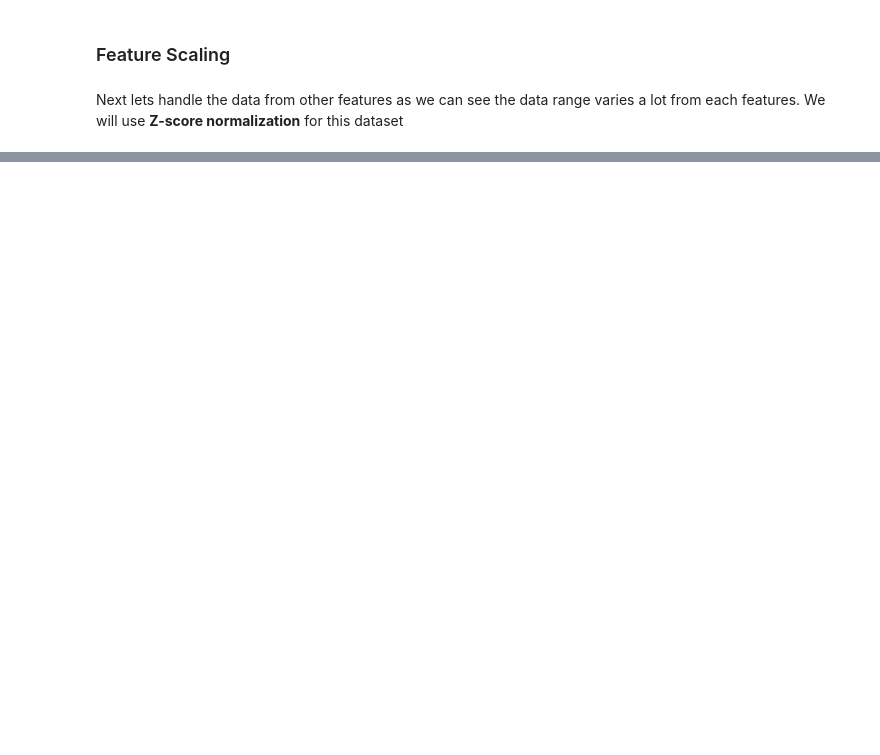
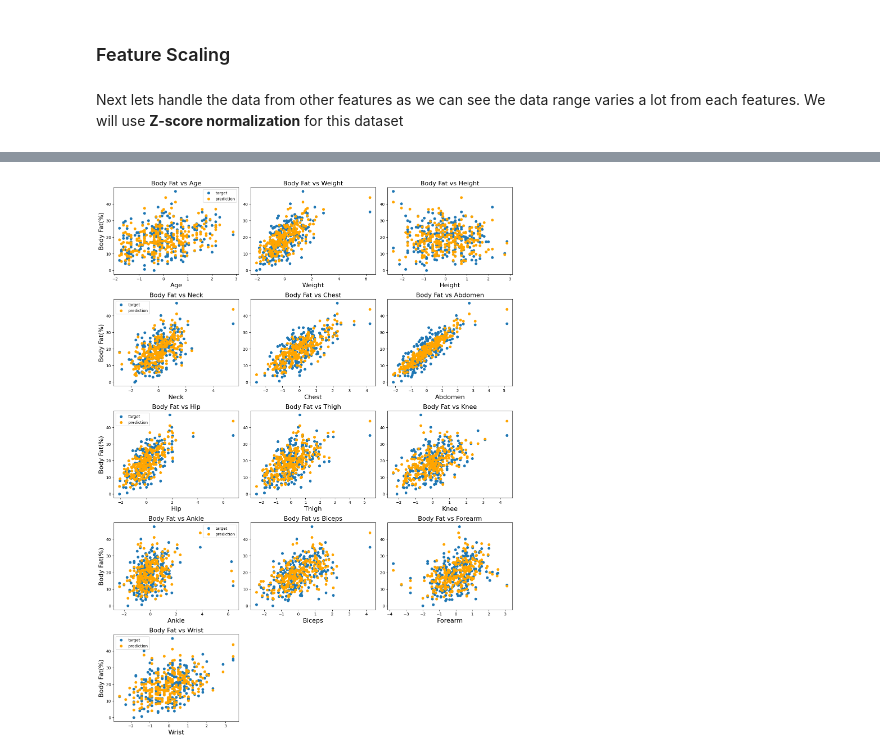
Before and after one commit to baokowjbu-oss/custom-gradient-descent-multiple-regression, a Jupyter notebook: notebook/customBGD_bodyfat.ipynb, the cells around one changed output, grey strips where cells are left out. Drawn from its saved outputs; the diff is of its cells as text; code cells hidden in the pictures; blank space fills up the shorter version.

```diff
--- a/notebook/customBGD_bodyfat.ipynb
+++ b/notebook/customBGD_bodyfat.ipynb
@@ -132,0 +153,23 @@ Looking at the result we can see that the weight for belly size (w = 10.2749) is
+# %%
+m, n = x_train.shape
+prediction = np.dot(x_train_np, w) + b
+# %%
+n_cols = 3
+m_rows = math.ceil(n / 3)
+headers = x_train.columns.to_list()
+fig, ax = plt.subplots(m_rows, n_cols, figsize=(n_cols * 5, m_rows * 4))
+ax = ax.flatten()
+for i in range(n):
+    ax[i].scatter(x_train_np[:, i], y_train, label = "target")
+    ax[i].scatter(x_train_np[:, i], prediction, color = "orange", label = "prediction")
+    ax[i].set_xlabel(headers[i], fontsize = 16)
+    ax[i].set_title(f"Body Fat vs {headers[i]}", fontsize = 16)
+    if (i % 3 == 0):
+        ax[i].set_ylabel("Body Fat(%)", fontsize = 16)
+        ax[i].legend()
+for j in range(n, len(ax)):
+    fig.delaxes(ax[j])
+plt.tight_layout()
+plt.show()
+# %% [output]
+[figure, added]
```
Also changed, not shown: parts of 12 cells of this notebook.
